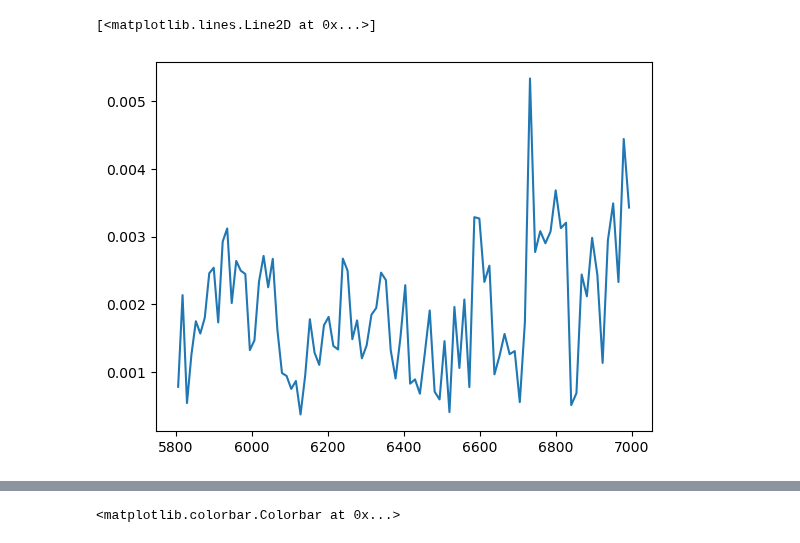
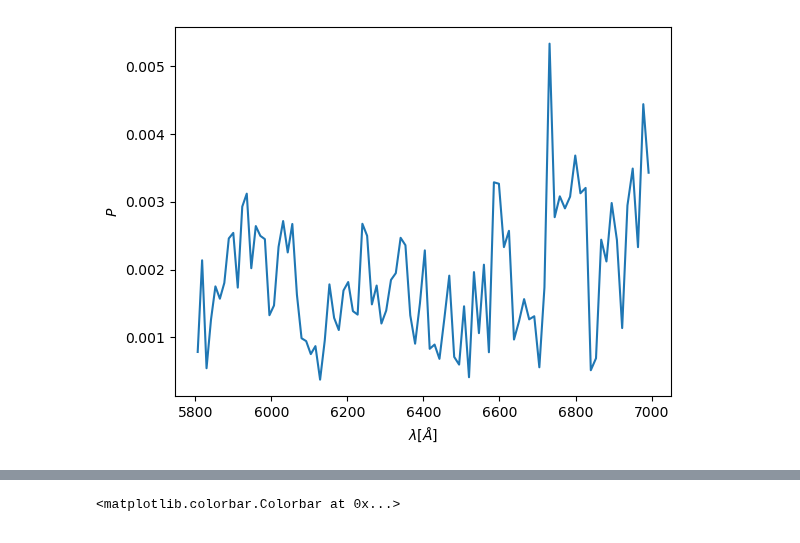
Before and after one commit to AlexGKim/II, a Jupyter notebook: polar.ipynb, the cells around one changed output, grey strips where cells are left out. Cells and saved outputs as stored; diff of their text form; code cells hidden in the pictures.

Commit message:
better plot

```diff
--- a/polar.ipynb
+++ b/polar.ipynb
@@ -24,6 +24,8 @@ Ftot = Flux.sum(axis=(1,2))
 Ptot = numpy.sqrt(Utot*Utot+Qtot*Qtot)/Ftot
 # %%
 plt.plot(lam,Ptot)
+plt.xlabel(r'$\lambda [\AA]$')
+plt.ylabel(r'$P$')
+plt.savefig('Plam.pdf')
 # %% [output]
-[<matplotlib.lines.Line2D at 0x...>]
-[figure, old version]
+[figure, new version]
```
Also changed, not shown: parts of 1 cell of this notebook.
